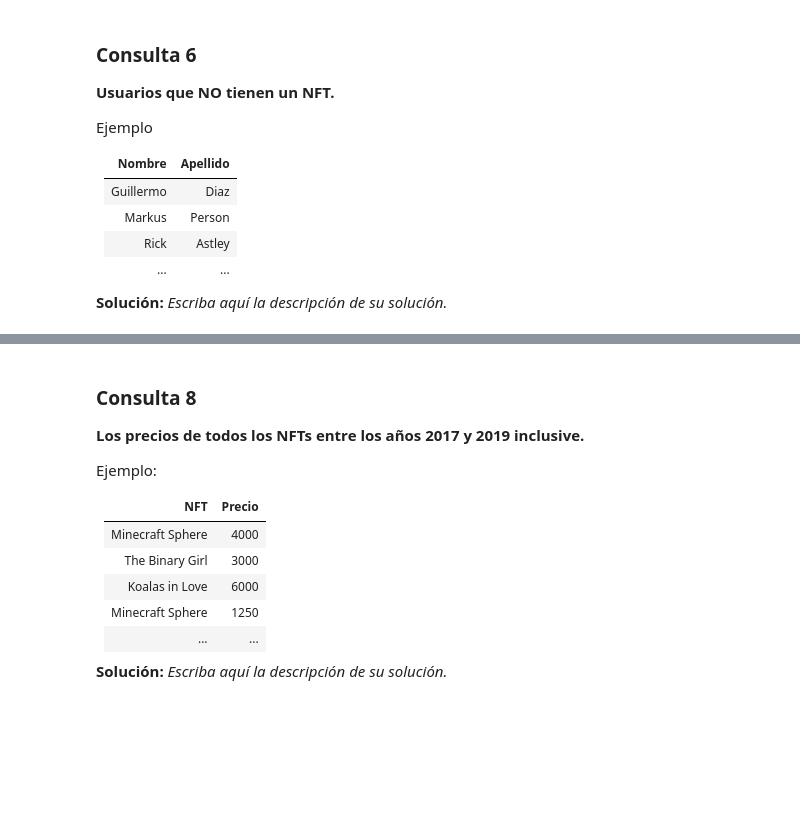
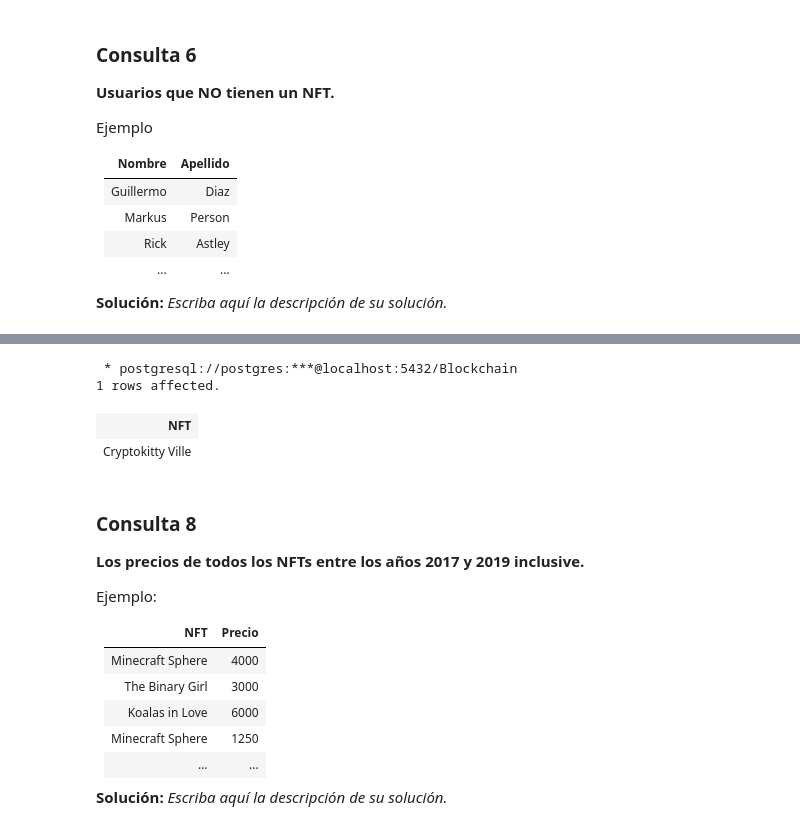
Before and after one commit to bryangonzalezr/INF239, a Jupyter notebook: Tarea-1-Grupo23/Tarea1_BD_2022-1 V1.1.ipynb, the cells around one changed output, grey strips where cells are left out. Cells and saved outputs as stored; diff of their text form; code cells hidden in the pictures; blank space fills up the shorter version.

```diff
--- a/Tarea-1-Grupo23/Tarea1_BD_2022-1 V1.1.ipynb
+++ b/Tarea-1-Grupo23/Tarea1_BD_2022-1 V1.1.ipynb
@@ -417,24 +559,29 @@ Ejemplo:
 # %%
 %%sql
 
 SELECT nft.nombre AS "NFT"
 FROM(
 	SELECT precio_nft.id_nft,  MAX(precio_nft.fecha) AS "ultimafecha"
 	FROM precio_nft
 	GROUP BY precio_nft.id_nft) AS lastdate
 
 	INNER JOIN precio_nft
 	ON precio_nft.fecha=lastdate.ultimafecha
 	AND precio_nft.id_nft = lastdate.id_nft
 
 	INNER JOIN nft
 	ON precio_nft.id_nft=nft.id_nft
 
 	INNER JOIN tipos_nft
 	ON tipos_nft.id_tipo=nft.id_tipo
 WHERE tipos_nft.nombre= 'Juegos'
 ORDER BY precio_nft.precio DESC
-LIMIT 1;
+LIMIT 4;
+# %% [output]
+ * postgresql://postgres:***@localhost:5432/Blockchain
+1 rows affected.
+| NFT |
+| Cryptokitty Ville |
 # %% [markdown]
 ### Consulta 8
 **Los precios de todos los NFTs entre los años 2017 y 2019 inclusive.**
```
Also changed, not shown: parts of 23 cells of this notebook.
